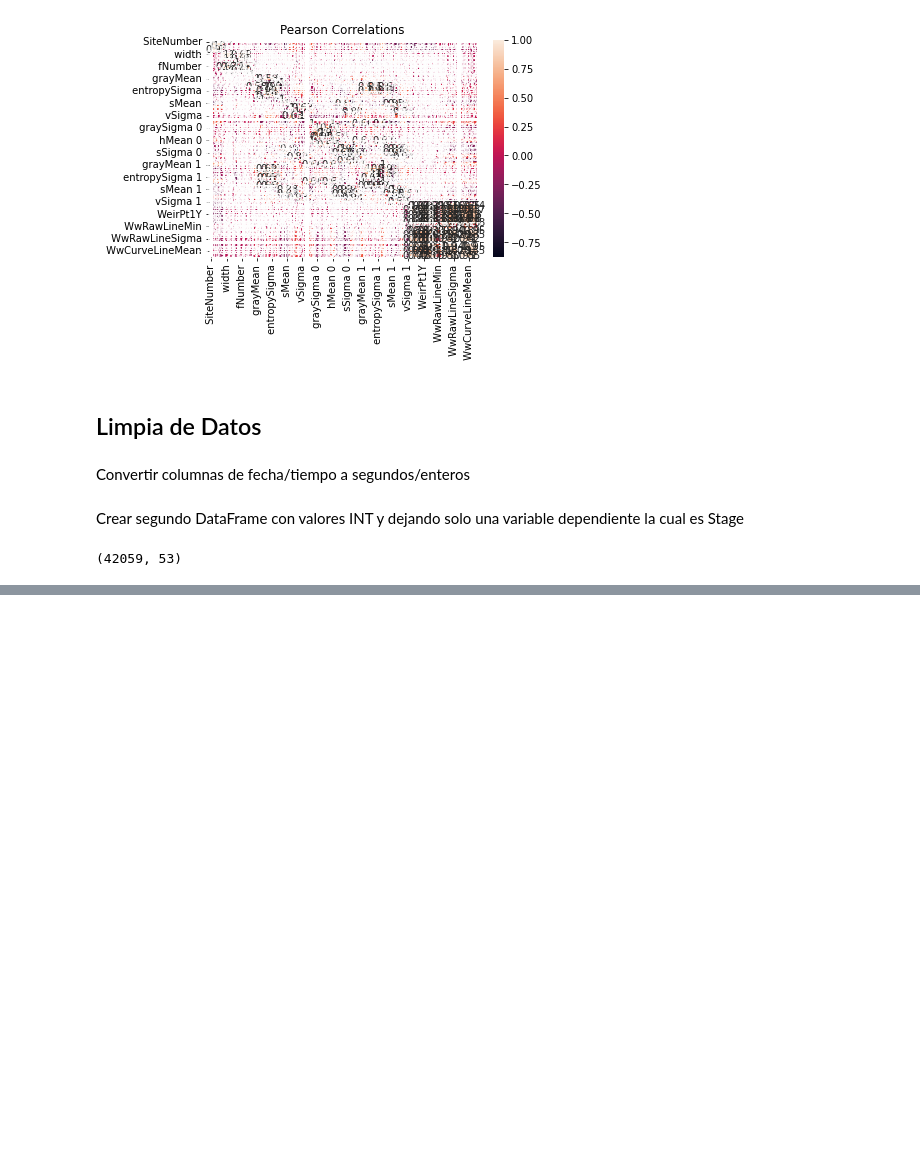
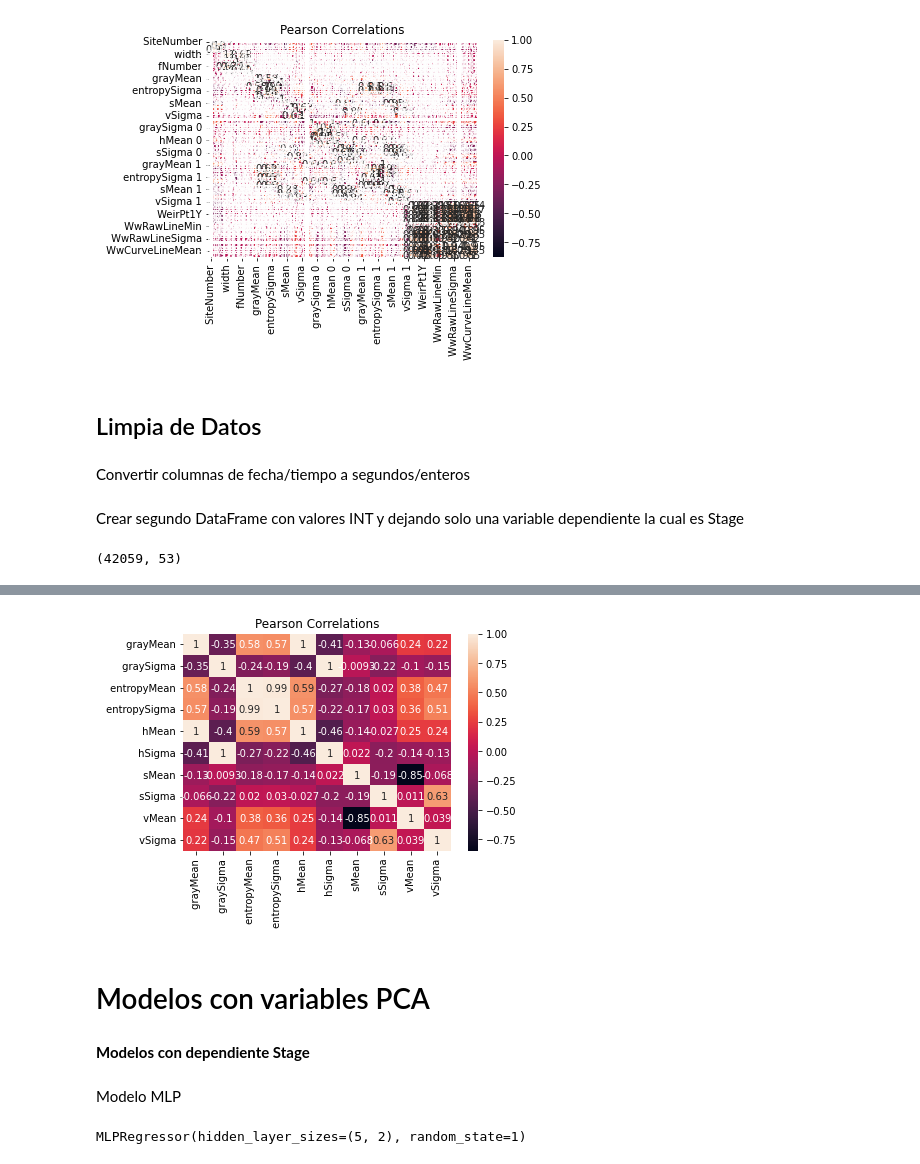
Before and after one commit to PanaDevOps/Stage-Discharge, a Jupyter notebook: retodos.ipynb, the cells around one changed output, grey strips where cells are left out. Cells and saved outputs as stored; diff of their text form; code cells hidden in the pictures; blank space fills up the shorter version.

Commit message:
Added PCA, Models and Formatted the Code

```diff
--- a/retodos.ipynb
+++ b/retodos.ipynb
@@ -219,0 +188,8 @@ regr.score(x_test, y_test)
+# %%
+ax = sns.heatmap(X.corr(), annot=True).set(title='Pearson Correlations');
+# %% [output]
+[figure, added]
+# %% [markdown]
+# Modelos con variables PCA
+# %% [markdown]
+**Modelos con dependiente Stage**
@@ -219,0 +202,8 @@ regr.score(x_test, y_test)
+# %% [markdown]
+Modelo MLP
+# %%
+from sklearn.neural_network import MLPRegressor
+reg = MLPRegressor(hidden_layer_sizes=(5, 2), random_state=1)
+reg.fit(x_train, y1_train)
+# %% [output]
+MLPRegressor(hidden_layer_sizes=(5, 2), random_state=1)
```
Also changed, not shown: parts of 77 cells of this notebook.
